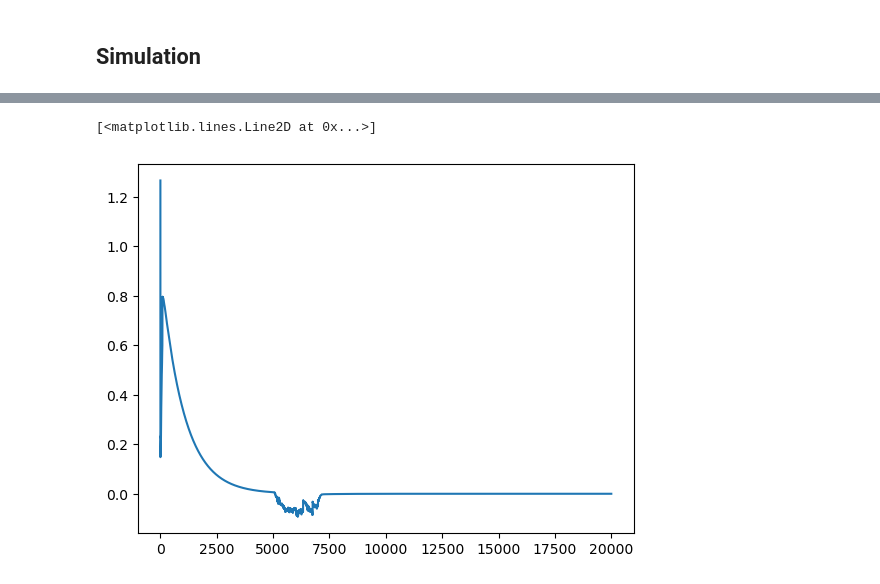
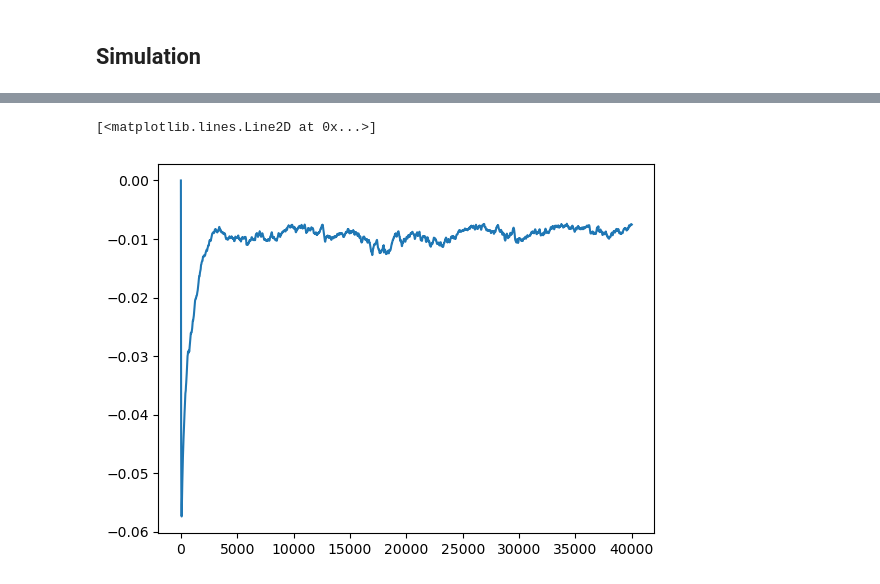
Before and after one commit to mateouma/lif_stochastic_decision, a Jupyter notebook: prelim_analysis.ipynb, the cells around one changed output, grey strips where cells are left out. Cells and saved outputs as stored; diff of their text form; code cells hidden in the pictures.

Commit message:
tweaked synaptic currents, model almost replicates xjw 2002

```diff
--- a/prelim_analysis.ipynb
+++ b/prelim_analysis.ipynb
@@ -162,9 +247,7 @@ from src.sim import sim_lif_receptor_perturbation
 # %%
-J = 6
 E = -0.7 # originally -70 mV
 v_th = -0.5 # originally -50 mV
 v_r = -0.55 # originally -55 mV
-g = 0.2
 
 Ne = 1600
 Ni = 400
@@ -174,44 +257,31 @@ pI = 0.8
 f = 0.15
 wstrong = 1.7
 
-tstop = 2
-dt = .0001
+tstop = 4
+dt = 0.0001
 tplot = np.arange(0, tstop, dt)
-perturb_amp = 0.5
-perturb_len = 0.2
 
-g_l = np.zeros(N,)
-g_l[:Ne] = 25 # pyramidal leak conductance
-g_l[Ne:] = 20 # interneuron leak conductance
-
-c_m = np.zeros(N,)
-c_m[:Ne] = 0.5 # pyramidal membrane capacitance
-c_m[Ne:] = 0.2 # interneuron membrane capacitance
+g_l = {"e": 25, "i": 20} # excitatory and inhibitory leak conductance
+c_m = {"e": 0.5, "i": 0.2} # excitatory and inhibitory membrane capacitance
 
 tau_recep = {"ampa": 0.002, "nmda_rise": 0.002, "nmda_decay": 0.100, "gaba": 0.005}
 
-g_rec = {"ampa": 0.05, "nmda": 0.165, "gaba": 1.0}
+g_ext = {"ampa_e": 2.1, "ampa_i": 1.62}
 
-Vc = (0, -0.7)
+g_rec = {"ampa_e": 0.05, "nmda_e": 0.165, "gaba_e": 1.3,
+         "ampa_i": 0.04, "nmda_i": 0.13, "gaba_i": 1.0}
+
+Vc = {"e": 0, "i":-0.7}
 
 EI_ratio = Ne,Ni
 
-print(f"Exc. Connection Strength:          {J}")
-print(f"Inh. Connection Strength Scale:    {g}")
 print(f"Resting Voltage:                   {E}")
 print(f"Voltage Threshold:                 {v_th}")
 print(f"Voltage Reset:                     {v_r}")
 print(f"Time Step:                         {dt}")
-print(f"Perturbation Length:               {perturb_len}")
-print(f"Perturbation Amperage:             {perturb_amp}")
 
-Jmat = create_connect_mat(J, g, Ne, Ni, pE, pI, f, wstrong)
+Jmat = create_connect_mat(Ne, Ni, f, wstrong, plot=True)
+stim_rates,stim_spikes = gen_sensory_stim(dt=dt, coh=6.4, plot=True)
 
-v, spktimes, I_syn, gating_vars  = sim_lif_receptor_perturbation(J=Jmat, E=E, g_l=g_l, c_m=c_m, tau_recep=tau_recep, g_rec=g_rec,
-                                            Vc=Vc, EI_ratio=EI_ratio,tstop=tstop, dt=dt, B=100, v_th=v_th, v_r=v_r,
-                                            perturb_len=perturb_len, perturb_amp=perturb_amp)
-
-# plt.plot(spktimes[:,0], spktimes[:,1], 'k|', markersize=0.5)
-# plt.xlim((0,20))
-# plt.show()
+#v, spktimes, syn_currents, gating_vars
 # %% [output]
@@ -226,0 +296,2 @@ Perturbation Amperage:             0.5
+# %%
+v, spktimes, spktrains, syn_currents, gating_vars = sim_determ_lif_recep_perturb(J=Jmat, E=E, g_l=g_l, c_m=c_m, g_ext=g_ext, g_rec=g_rec, tau_recep=tau_recep, Vc=Vc, EI_ratio=EI_ratio, In_sens=(dt*stim_rates), tstop=tstop, dt=dt, v_th=v_th, v_r=v_r) # (dt*stim_rates) in sensory input
@@ -227,6 +341,6 @@ Perturbation Amperage:             0.5
 # %%
-plt.plot(I_syn[:,467])
-#plt.xlim((5000,7500))
+plt.plot(syn_currents['nmda'][:,200])
+#plt.xlim((15000,20000))
 # %% [output]
 [<matplotlib.lines.Line2D at 0x...>]
-[figure, old version]
+[figure, new version]
```
Also changed, not shown: parts of 28 cells of this notebook, 2 other files.
